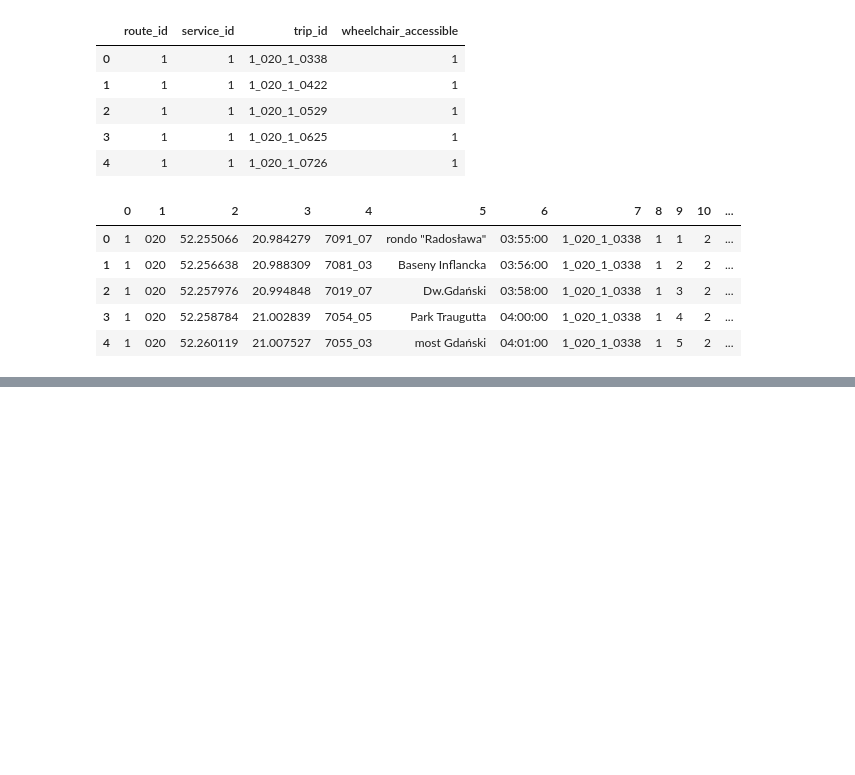
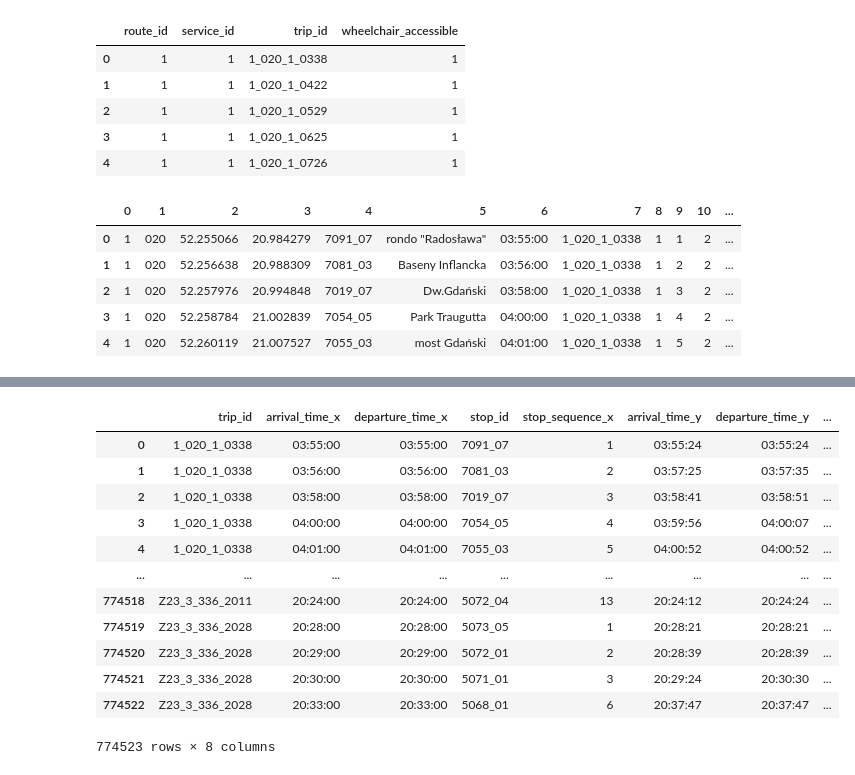
Before and after one commit to hoanganhlinh/praca-inzynierska, a Jupyter notebook: EDA.ipynb, the cells around one changed output, grey strips where cells are left out. Cells and saved outputs as stored; diff of their text form; code cells hidden in the pictures; blank space fills up the shorter version.

```diff
--- a/EDA.ipynb
+++ b/EDA.ipynb
@@ -109,3 +88,15 @@ filepath += ".gtfs"
+# %%
+directory = "../dane/gtfs-drive/"
+filepath = directory + "2023-06-15" # konkretny plik wybieramy
+filepath += ".gtfs"
+agency_df = pd.read_csv(filepath + "/agency.txt")
+calendar_df = pd.read_csv(filepath + "/calendar.txt")
+routes_df = pd.read_csv(filepath + "/routes.txt")
+stop_times_df = pd.read_csv(filepath + "/stop_times.txt")
+stops_df = pd.read_csv(filepath + "/stops.txt")
+timetables_df = pd.read_csv(filepath + "/timetables.txt", header = None)
+timetables_df.columns = ['line', 'direction', 'stop_latitude', 'stop_longitude', 'stop_id', 'stop_name', 'stop_time', 'route_id', 'route_number', 'stop_sequence', '10', '11', '12']
+trips_df = pd.read_csv(filepath + "/trips.txt")
 # %%
 import os
 files = os.listdir(directory)
@@ -197,0 +208,5 @@ timetables_df.head()
+# %%
+directory = "../dane/gtfs-drive/"
+filepath = directory + "2023-06-15" # konkretny plik wybieramy
+filepath += "-rt.gtfs"
+rt_stop_times_df = pd.read_csv(filepath + "/stop_times.txt")
@@ -197,0 +229,18 @@ timetables_df.head()
+# %%
+merged_df = stop_times_df.merge(rt_stop_times_df, on=['trip_id', 'stop_id'])
+# %%
+merged_df['diff'] = merged_df["arrival_time_y"] - merged_df["arrival_time_x"]
+# %% [output]
+|  | trip_id | arrival_time_x | departure_time_x | stop_id | stop_sequence_x | arrival_time_y | departure_time_y | ... |
+| 0 | 1_020_1_0338 | 03:55:00 | 03:55:00 | 7091_07 | 1 | 03:55:24 | 03:55:24 | ... |
+| 1 | 1_020_1_0338 | 03:56:00 | 03:56:00 | 7081_03 | 2 | 03:57:25 | 03:57:35 | ... |
+| 2 | 1_020_1_0338 | 03:58:00 | 03:58:00 | 7019_07 | 3 | 03:58:41 | 03:58:51 | ... |
+| 3 | 1_020_1_0338 | 04:00:00 | 04:00:00 | 7054_05 | 4 | 03:59:56 | 04:00:07 | ... |
+| 4 | 1_020_1_0338 | 04:01:00 | 04:01:00 | 7055_03 | 5 | 04:00:52 | 04:00:52 | ... |
+| ... | ... | ... | ... | ... | ... | ... | ... | ... |
+| 774518 | Z23_3_336_2011 | 20:24:00 | 20:24:00 | 5072_04 | 13 | 20:24:12 | 20:24:24 | ... |
+| 774519 | Z23_3_336_2028 | 20:28:00 | 20:28:00 | 5073_05 | 1 | 20:28:21 | 20:28:21 | ... |
+| 774520 | Z23_3_336_2028 | 20:29:00 | 20:29:00 | 5072_01 | 2 | 20:28:39 | 20:28:39 | ... |
+| 774521 | Z23_3_336_2028 | 20:30:00 | 20:30:00 | 5071_01 | 3 | 20:29:24 | 20:30:30 | ... |
+| 774522 | Z23_3_336_2028 | 20:33:00 | 20:33:00 | 5068_01 | 6 | 20:37:47 | 20:37:47 | ... |
+774523 rows × 8 columns
```
Also changed, not shown: parts of 11 cells of this notebook.
